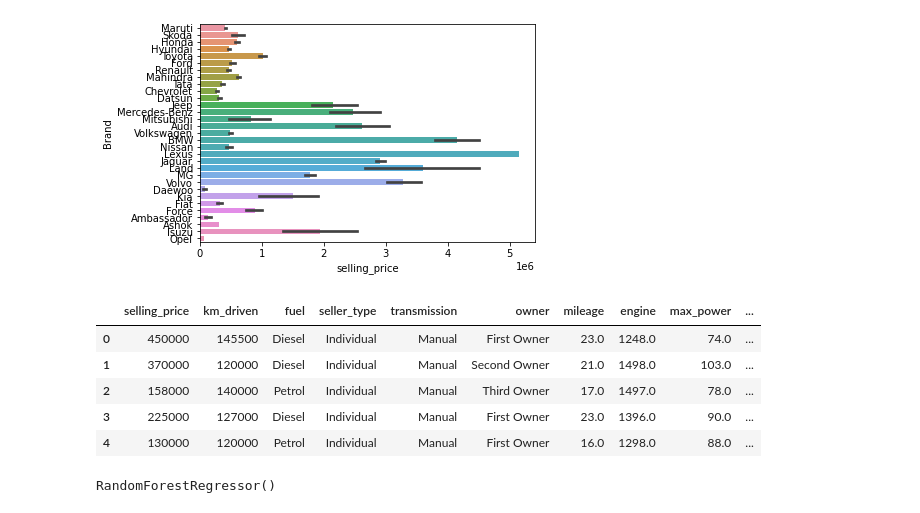
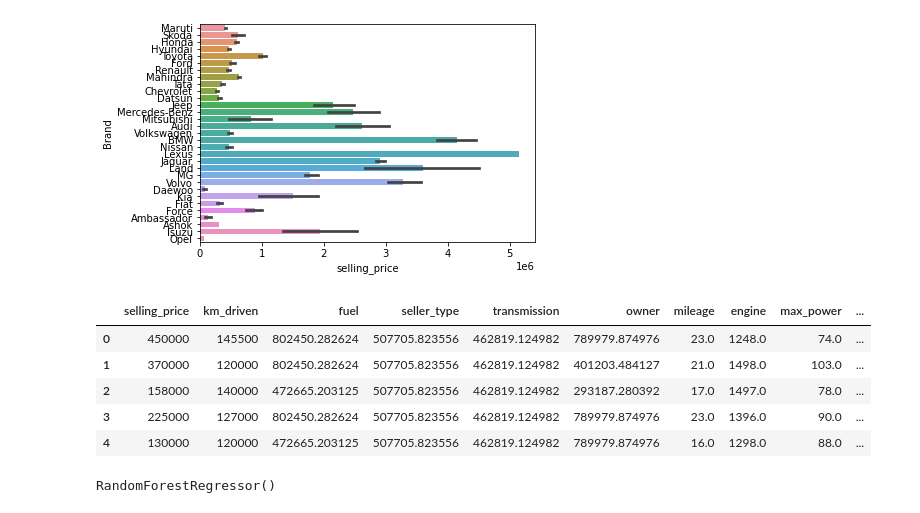
Before and after one commit to harish95/UsedCar22, a Jupyter notebook: Cardekho_Price_Prediction.ipynb, the cells around one changed output. Cells and saved outputs as stored; diff of their text form; code cells hidden in the pictures.

```diff
--- a/Cardekho_Price_Prediction.ipynb
+++ b/Cardekho_Price_Prediction.ipynb
@@ -176,15 +182,15 @@ dt.drop(columns=['Brand'],inplace=True)
 # %%
-dt.head()
+for i in coded_cols.columns:
+    dt[i] = coded_cols[i]
-# %% [output]
-|  | selling_price | km_driven | fuel | seller_type | transmission | owner | mileage | engine | max_power | ... |
-| 0 | 450000 | 145500 | Diesel | Individual | Manual | First Owner | 23.0 | 1248.0 | 74.0 | ... |
-| 1 | 370000 | 120000 | Diesel | Individual | Manual | Second Owner | 21.0 | 1498.0 | 103.0 | ... |
-| 2 | 158000 | 140000 | Petrol | Individual | Manual | Third Owner | 17.0 | 1497.0 | 78.0 | ... |
-| 3 | 225000 | 127000 | Diesel | Individual | Manual | First Owner | 23.0 | 1396.0 | 90.0 | ... |
-| 4 | 130000 | 120000 | Petrol | Individual | Manual | First Owner | 16.0 | 1298.0 | 88.0 | ... |
 # %%
-## Converting categories into numeric
-dt = pd.get_dummies(dt,columns=['fuel','seller_type','transmission','owner'],drop_first=True)
+dt.head()
+# %% [output]
+|  | selling_price | km_driven | fuel | seller_type | transmission | owner | mileage | engine | max_power | ... |
+| 0 | 450000 | 145500 | 802450.282624 | 507705.823556 | 462819.124982 | 789979.874976 | 23.0 | 1248.0 | 74.0 | ... |
+| 1 | 370000 | 120000 | 802450.282624 | 507705.823556 | 462819.124982 | 401203.484127 | 21.0 | 1498.0 | 103.0 | ... |
+| 2 | 158000 | 140000 | 472665.203125 | 507705.823556 | 462819.124982 | 293187.280392 | 17.0 | 1497.0 | 78.0 | ... |
+| 3 | 225000 | 127000 | 802450.282624 | 507705.823556 | 462819.124982 | 789979.874976 | 23.0 | 1396.0 | 90.0 | ... |
+| 4 | 130000 | 120000 | 472665.203125 | 507705.823556 | 462819.124982 | 789979.874976 | 16.0 | 1298.0 | 88.0 | ... |
 # %%
 ## Train Test Split
 Y = dt['selling_price']
```
Also changed, not shown: parts of 21 cells of this notebook, 4 other files.
